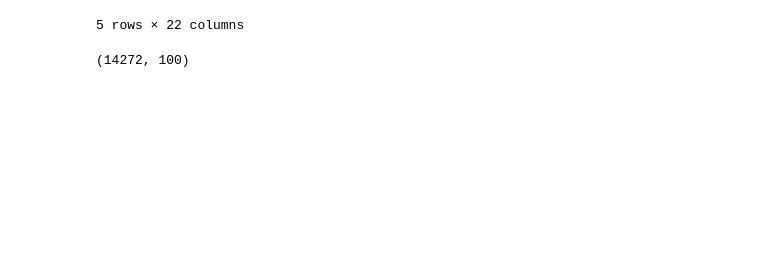
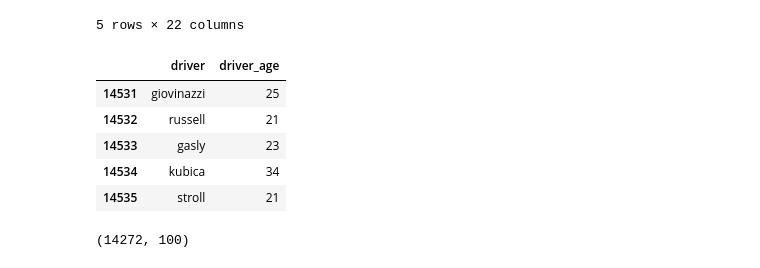
Before and after one commit to jGalanDS/redbull_espa, a Jupyter notebook: 02.Data_Preparation_merging.ipynb, the cells around one changed output. Drawn from its saved outputs; the diff is of its cells as text; code cells hidden in the pictures; blank space fills up the shorter version.

```diff
--- a/02.Data_Preparation_merging.ipynb
+++ b/02.Data_Preparation_merging.ipynb
@@ -113,12 +113,20 @@ final_df.head()
 # %%
 # Calcular la edad del piloto.
 
 from dateutil.relativedelta import *
 
 final_df['date'] = pd.to_datetime(final_df.date)
 final_df['date_of_birth'] = pd.to_datetime(final_df.date_of_birth)
 final_df['driver_age'] = final_df.apply(lambda x: relativedelta(x['date'], x['date_of_birth']).years, axis=1)
 final_df.drop(['date', 'date_of_birth'], axis = 1, inplace = True)
+final_df[["driver","driver_age"]].tail()
+# %% [output]
+|  | driver | driver_age |
+| 14531 | giovinazzi | 25 |
+| 14532 | russell | 21 |
+| 14533 | gasly | 23 |
+| 14534 | kubica | 34 |
+| 14535 | stroll | 21 |
 # %%
 # Trabajo con los datos nulos y vacíos.
 
```
Also changed, not shown: parts of 3 cells of this notebook, 3 other files.
